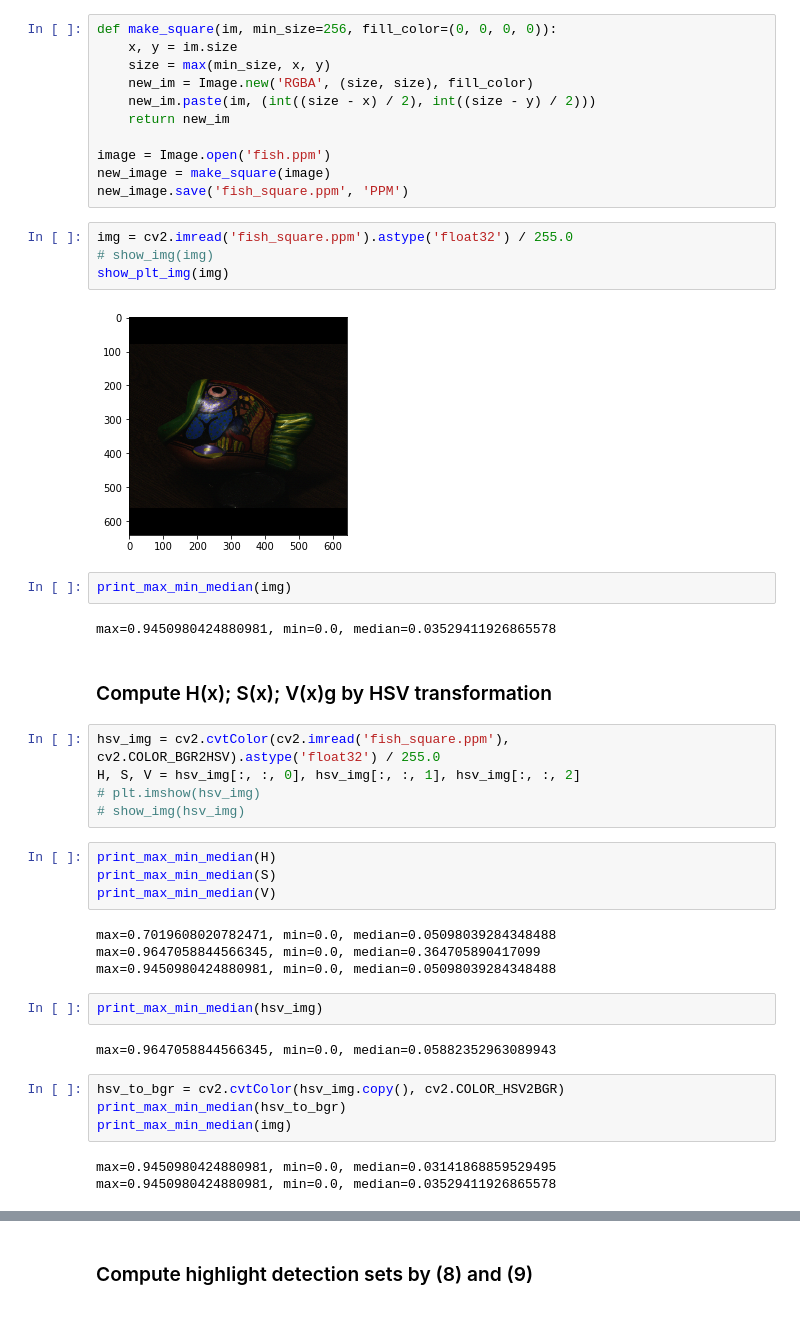
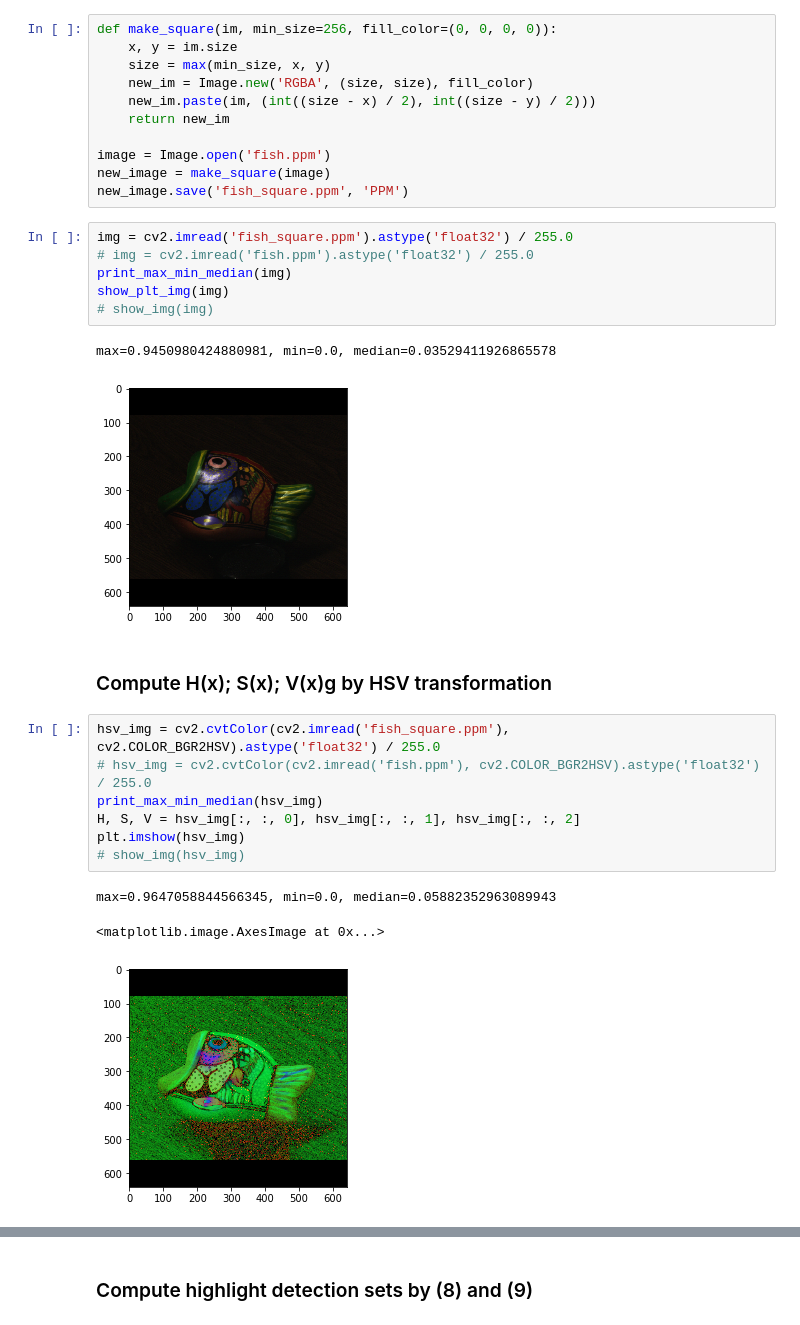
Before and after one commit to NikolaiSviridov/Specular-Highlight-Removal, a Jupyter notebook: single_image/Artusi_A_et_al/python/clean.ipynb, the cells around one changed output, grey strips where cells are left out. Drawn from its saved outputs; the diff is of its cells as text.

```diff
--- a/single_image/Artusi_A_et_al/python/clean.ipynb
+++ b/single_image/Artusi_A_et_al/python/clean.ipynb
@@ -37,37 +37,23 @@ new_image = make_square(image)
 new_image.save('fish_square.ppm', 'PPM')
 # %%
 img = cv2.imread('fish_square.ppm').astype('float32') / 255.0
+# img = cv2.imread('fish.ppm').astype('float32') / 255.0
+print_max_min_median(img)
+show_plt_img(img)
 # show_img(img)
-show_plt_img(img)
 # %% [output]
+max=0.9450980424880981, min=0.0, median=0.03529411926865578
 [figure]
-# %%
-print_max_min_median(img)
-# %% [output]
-max=0.9450980424880981, min=0.0, median=0.03529411926865578
 # %% [markdown]
 ### Compute H(x); S(x); V(x)g by HSV transformation
 # %%
 hsv_img = cv2.cvtColor(cv2.imread('fish_square.ppm'), cv2.COLOR_BGR2HSV).astype('float32') / 255.0
+# hsv_img = cv2.cvtColor(cv2.imread('fish.ppm'), cv2.COLOR_BGR2HSV).astype('float32') / 255.0
+print_max_min_median(hsv_img)
 H, S, V = hsv_img[:, :, 0], hsv_img[:, :, 1], hsv_img[:, :, 2]
-# plt.imshow(hsv_img)
+plt.imshow(hsv_img)
 # show_img(hsv_img)
+# %% [output]
+max=0.9647058844566345, min=0.0, median=0.05882352963089943
+<matplotlib.image.AxesImage at 0x...>
+[figure, added]
-# %%
-print_max_min_median(H)
-print_max_min_median(S)
-print_max_min_median(V)
-# %% [output]
-max=0.7019608020782471, min=0.0, median=0.05098039284348488
-max=0.9647058844566345, min=0.0, median=0.364705890417099
-max=0.9450980424880981, min=0.0, median=0.05098039284348488
-# %%
-print_max_min_median(hsv_img)
-# %% [output]
-max=0.9647058844566345, min=0.0, median=0.05882352963089943
-# %%
-hsv_to_bgr = cv2.cvtColor(hsv_img.copy(), cv2.COLOR_HSV2BGR)
-print_max_min_median(hsv_to_bgr)
-print_max_min_median(img)
-# %% [output]
-max=0.9450980424880981, min=0.0, median=0.03141868859529495
-max=0.9450980424880981, min=0.0, median=0.03529411926865578
```
Also changed, not shown: parts of 39 cells of this notebook.
